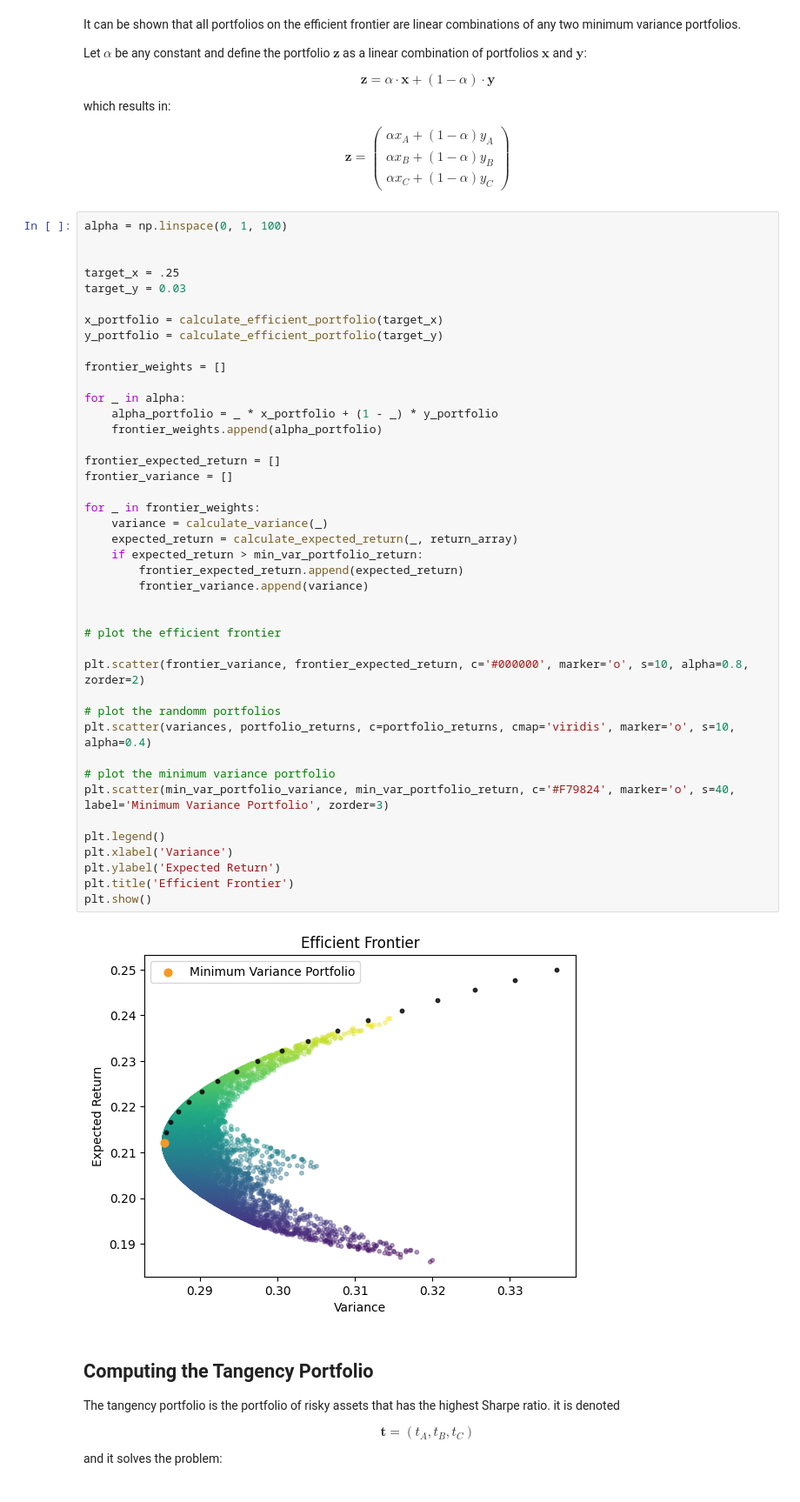
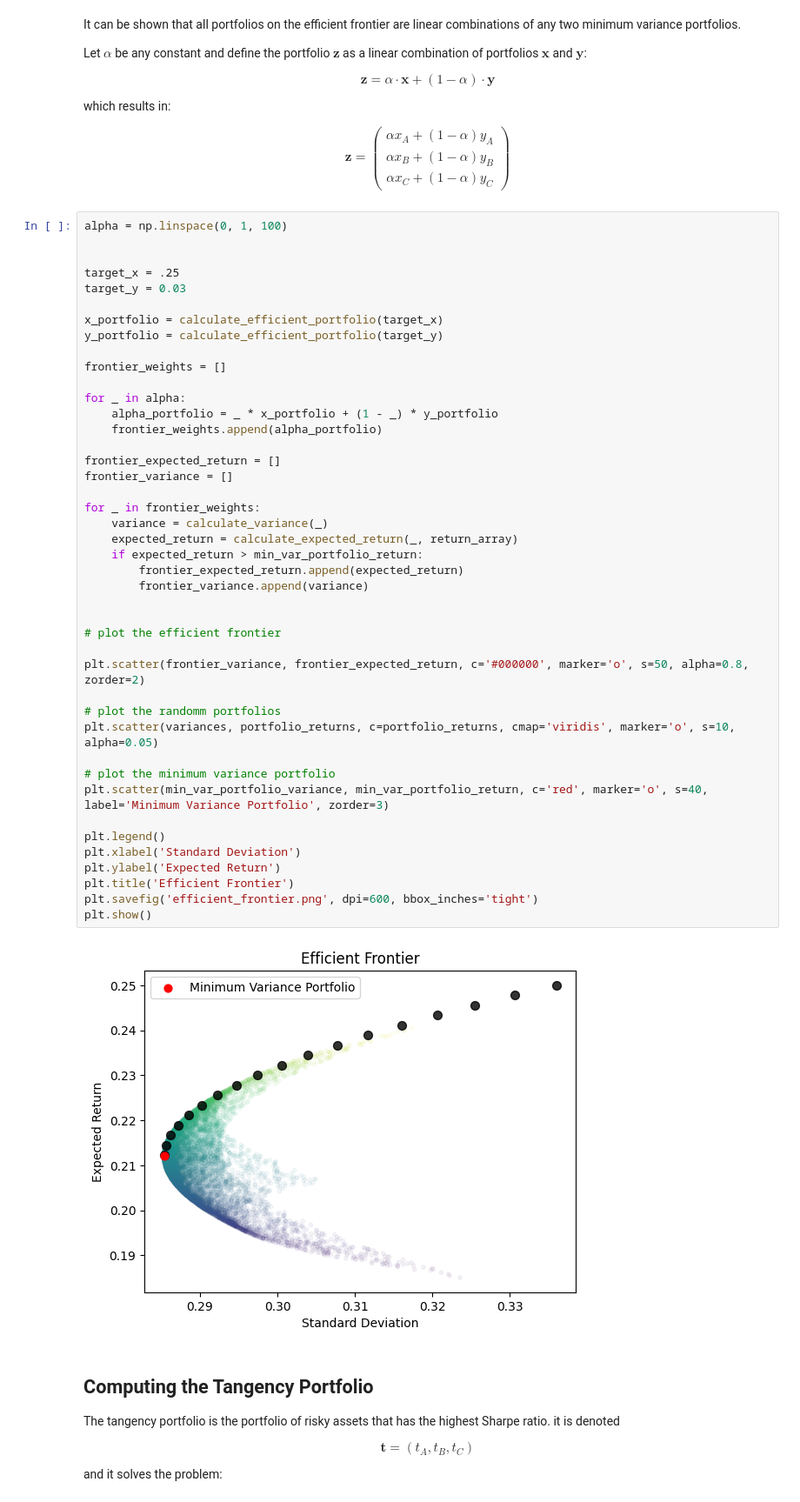
Before and after one commit to tomg223/portfolio-optimization, a Jupyter notebook: notebook.ipynb, the cells around one changed output. Shown at 87% size. Drawn from its saved outputs; the diff is of its cells as text.

```diff
--- a/notebook.ipynb
+++ b/notebook.ipynb
@@ -417,38 +418,39 @@ y_portfolio = calculate_efficient_portfolio(target_y)
 
 frontier_weights = []
 
 for _ in alpha:
     alpha_portfolio = _ * x_portfolio + (1 - _) * y_portfolio
     frontier_weights.append(alpha_portfolio)
 
 frontier_expected_return = []
 frontier_variance = []
 
 for _ in frontier_weights:
     variance = calculate_variance(_)
     expected_return = calculate_expected_return(_, return_array)
     if expected_return > min_var_portfolio_return:
         frontier_expected_return.append(expected_return)
         frontier_variance.append(variance)
 
 
 # plot the efficient frontier
 
-plt.scatter(frontier_variance, frontier_expected_return, c='#000000', marker='o', s=10, alpha=0.8, zorder=2)
+plt.scatter(frontier_variance, frontier_expected_return, c='#000000', marker='o', s=50, alpha=0.8, zorder=2)
 
 # plot the randomm portfolios
-plt.scatter(variances, portfolio_returns, c=portfolio_returns, cmap='viridis', marker='o', s=10, alpha=0.4)
+plt.scatter(variances, portfolio_returns, c=portfolio_returns, cmap='viridis', marker='o', s=10, alpha=0.05)
 
 # plot the minimum variance portfolio
-plt.scatter(min_var_portfolio_variance, min_var_portfolio_return, c='#F79824', marker='o', s=40, label='Minimum Variance Portfolio', zorder=3)
+plt.scatter(min_var_portfolio_variance, min_var_portfolio_return, c='red', marker='o', s=40, label='Minimum Variance Portfolio', zorder=3)
 
 plt.legend()
-plt.xlabel('Variance')
+plt.xlabel('Standard Deviation')
 plt.ylabel('Expected Return')
 plt.title('Efficient Frontier')
+plt.savefig('efficient_frontier.png', dpi=600, bbox_inches='tight')
 plt.show()
 # %% [output]
-[figure, old version]
+[figure, new version]
 # %% [markdown]
 ## Computing the Tangency Portfolio
 
```
Also changed, not shown: parts of 9 cells of this notebook, 4 other files.
